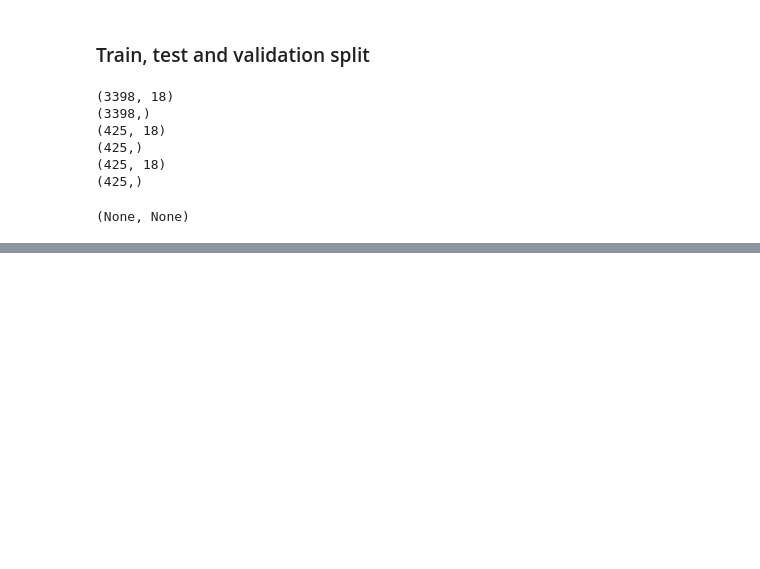
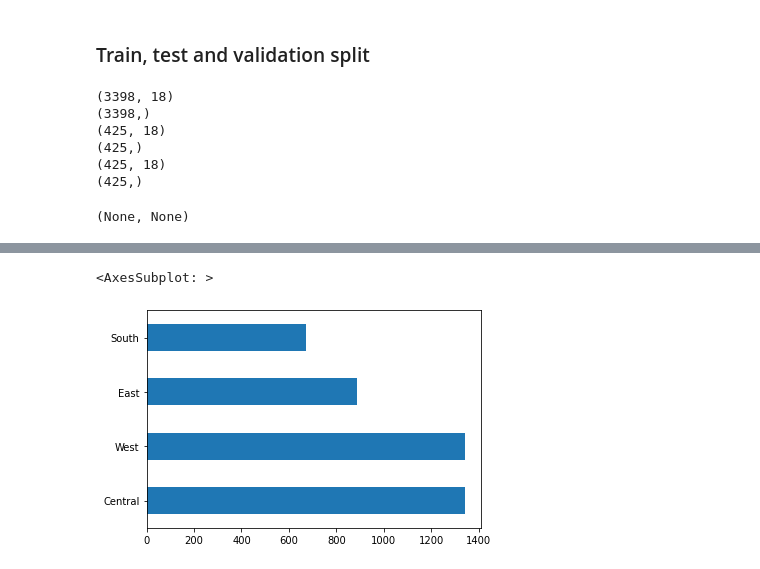
Before and after one commit to rafal-mokrzycki/us-stores-sales, a Jupyter notebook: us-stores-sales.ipynb, the cells around one changed output, grey strips where cells are left out. Saved outputs shown, nothing was run; the diff lists cells and outputs as text; code cells hidden in the pictures; blank space fills up the shorter version.

```diff
--- a/us-stores-sales.ipynb
+++ b/us-stores-sales.ipynb
@@ -168,0 +183,5 @@ print(X_test.shape), print(y_test.shape)
+# %%
+df_no_date['Market'].value_counts().plot(kind='barh')
+# %% [output]
+<AxesSubplot: >
+[figure, added]
```
Also changed, not shown: parts of 18 cells of this notebook.
